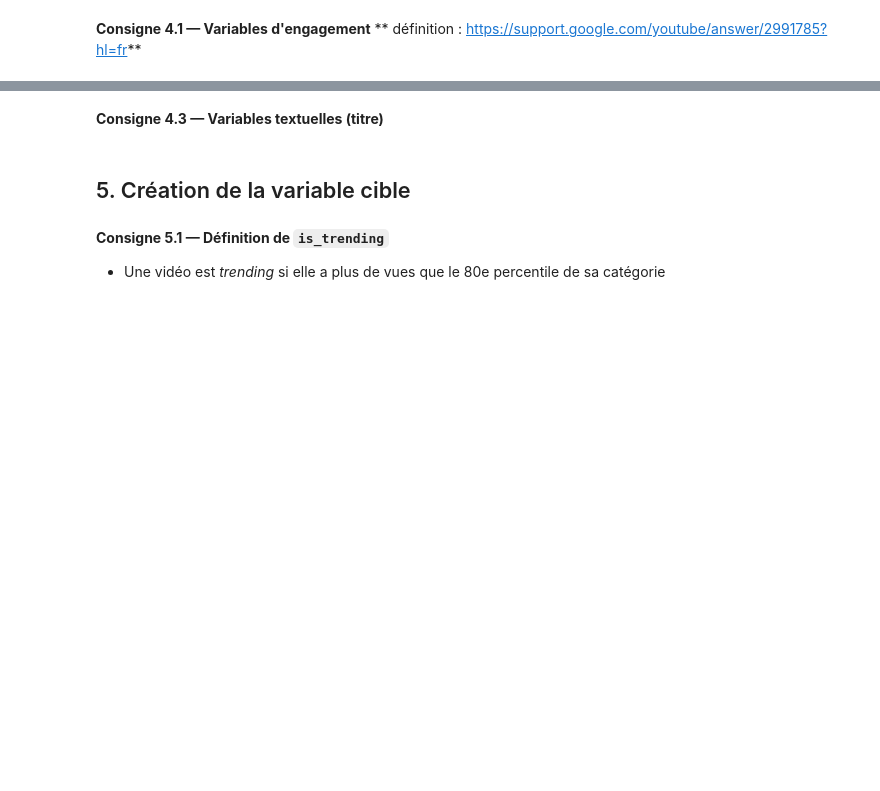
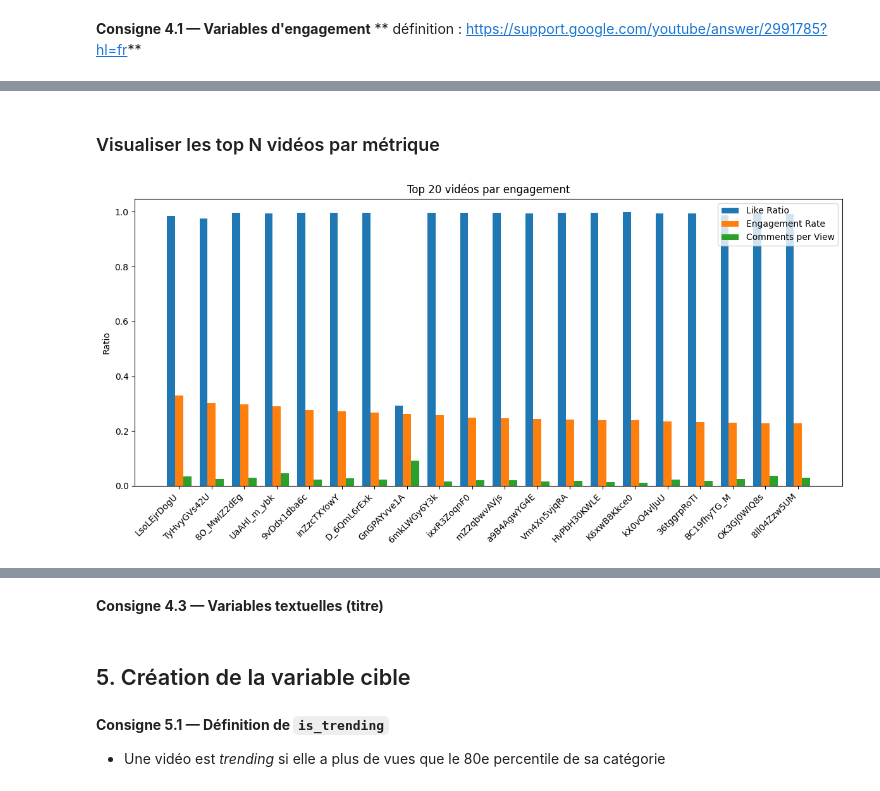
Before and after one commit to nabil-ghazali/Projet_ML_Youtube, a Jupyter notebook: projet-ml-youtube-trending-68b010e7b5bc2532236423.ipynb, the cells around one changed output, grey strips where cells are left out. Drawn from its saved outputs; the diff is of its cells as text; code cells hidden in the pictures; blank space fills up the shorter version.

```diff
--- a/projet-ml-youtube-trending-68b010e7b5bc2532236423.ipynb
+++ b/projet-ml-youtube-trending-68b010e7b5bc2532236423.ipynb
@@ -272,0 +342,24 @@ Distribution des catégories:
+# %% [markdown]
+### Visualiser les top N vidéos par métrique
+# %%
+
+# Trier par engagement_rate et garder les 20 meilleures
+top_videos = df_clean.sort_values('engagement_rate', ascending=False).head(20)
+
+# Bar plot
+plt.figure(figsize=(12,6))
+x = np.arange(len(top_videos['video_id']))
+width = 0.25
+
+plt.bar(x - width, top_videos['like_ratio'], width, label='Like Ratio')
+plt.bar(x, top_videos['engagement_rate'], width, label='Engagement Rate')
+plt.bar(x + width, top_videos['comments_per_view'], width, label='Comments per View')
+
+plt.xticks(x, top_videos['video_id'], rotation=45, ha='right')
+plt.ylabel('Ratio')
+plt.title('Top 20 vidéos par engagement')
+plt.legend()
+plt.tight_layout()
+plt.show()
+# %% [output]
+[figure, added]
```
Also changed, not shown: parts of 11 cells of this notebook.
